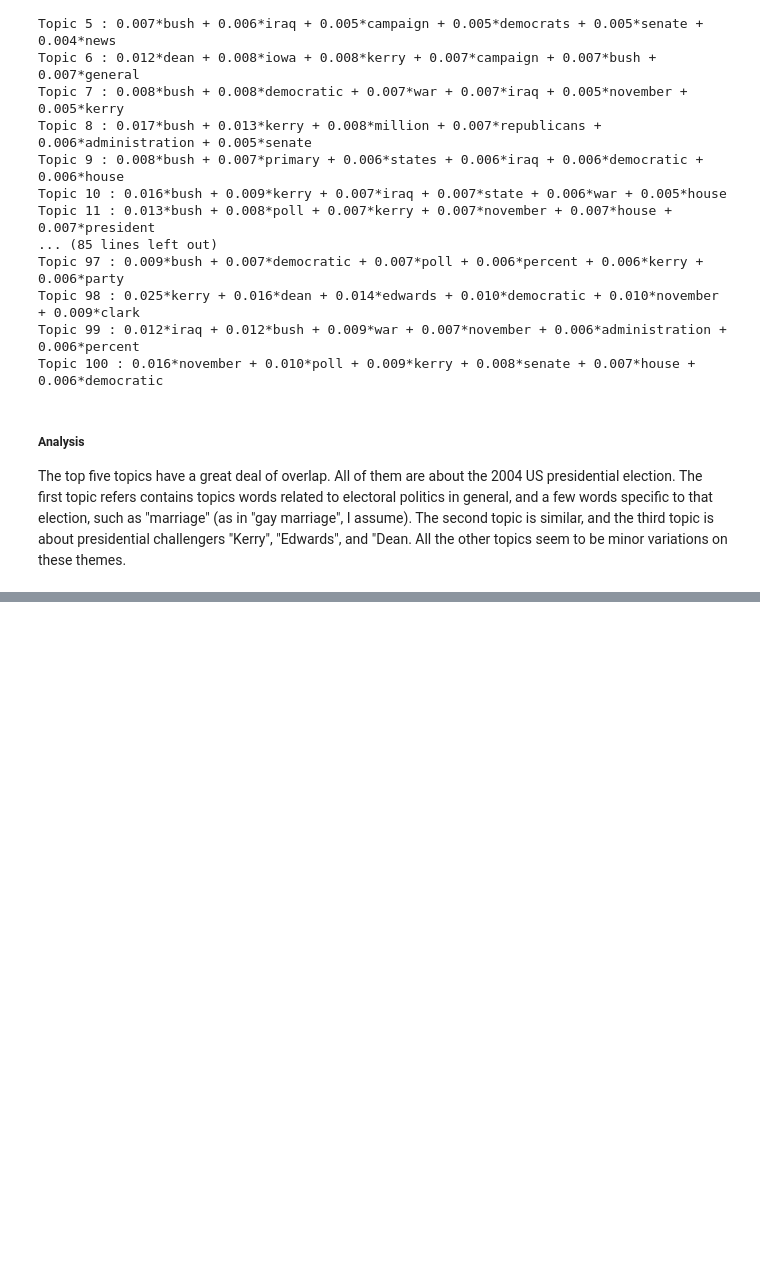
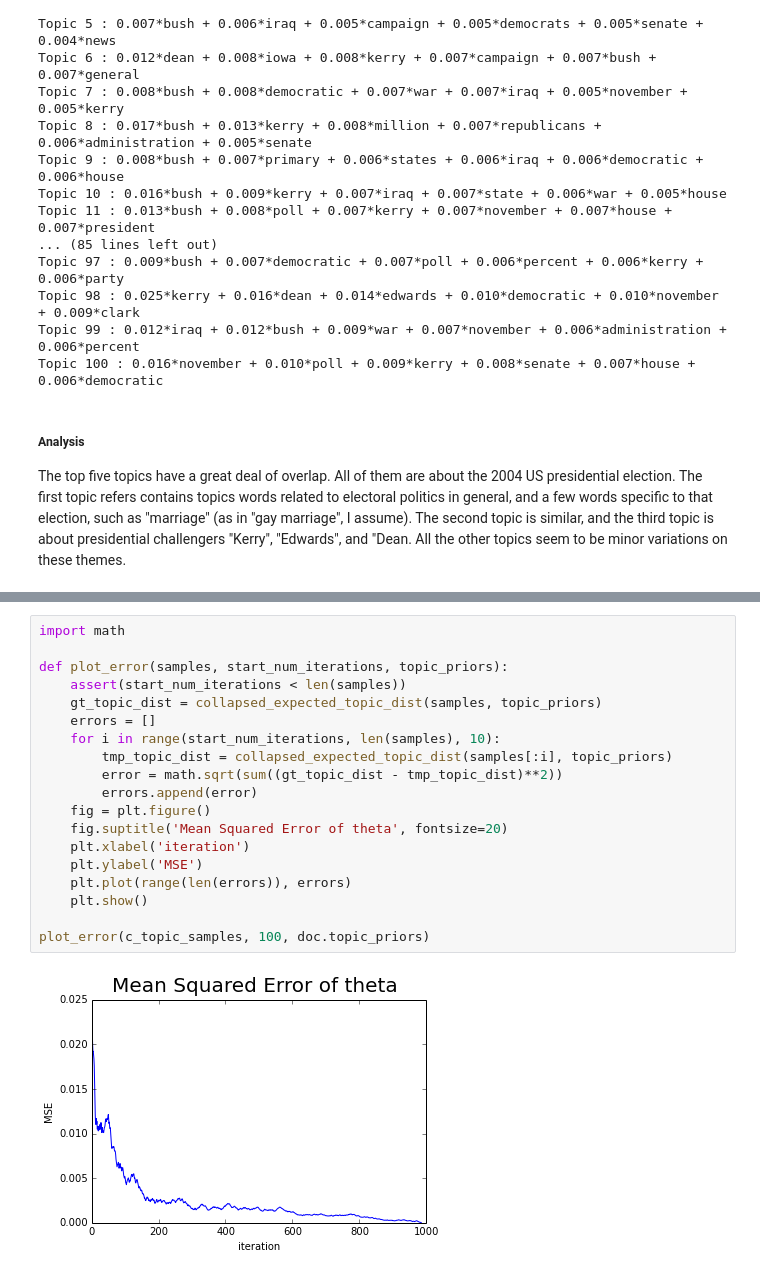
Before and after one commit to YueXX/inference, a Jupyter notebook: hw4/Homework 4.ipynb, the cells around one changed output, grey strips where cells are left out. Cells and saved outputs as stored; diff of their text form; blank space fills up the shorter version.

```diff
--- a/hw4/Homework 4.ipynb
+++ b/hw4/Homework 4.ipynb
@@ -217,0 +271,21 @@ plt.show()
+# %%
+import math
+
+def plot_error(samples, start_num_iterations, topic_priors):
+    assert(start_num_iterations < len(samples))
+    gt_topic_dist = collapsed_expected_topic_dist(samples, topic_priors)
+    errors = []
+    for i in range(start_num_iterations, len(samples), 10):
+        tmp_topic_dist = collapsed_expected_topic_dist(samples[:i], topic_priors)
+        error = math.sqrt(sum((gt_topic_dist - tmp_topic_dist)**2))
+        errors.append(error)
+    fig = plt.figure()
+    fig.suptitle('Mean Squared Error of theta', fontsize=20)
+    plt.xlabel('iteration')
+    plt.ylabel('MSE')
+    plt.plot(range(len(errors)), errors)
+    plt.show()
+
+plot_error(c_topic_samples, 100, doc.topic_priors)
+# %% [output]
+[figure, added]
```
Also changed, not shown: parts of 16 cells of this notebook, 1 other file.
